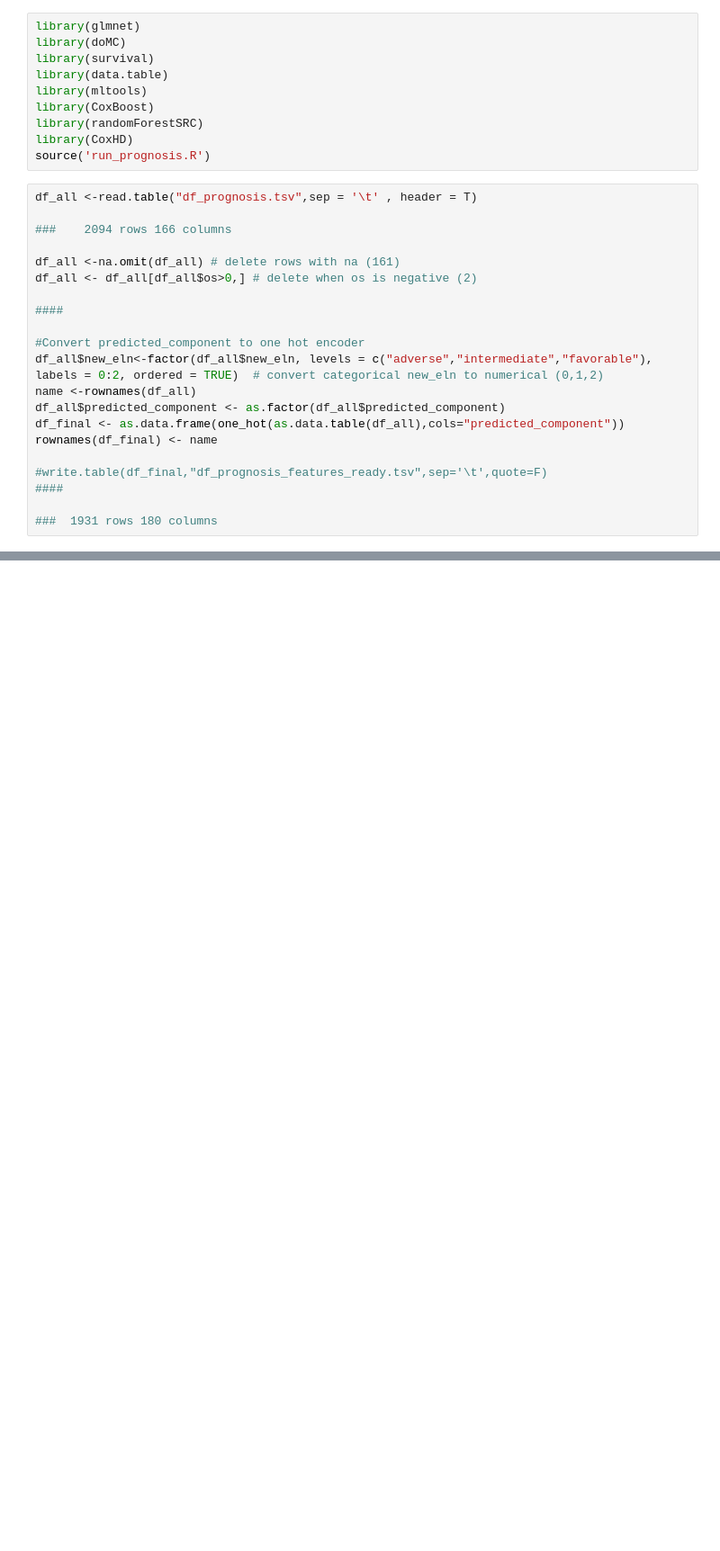
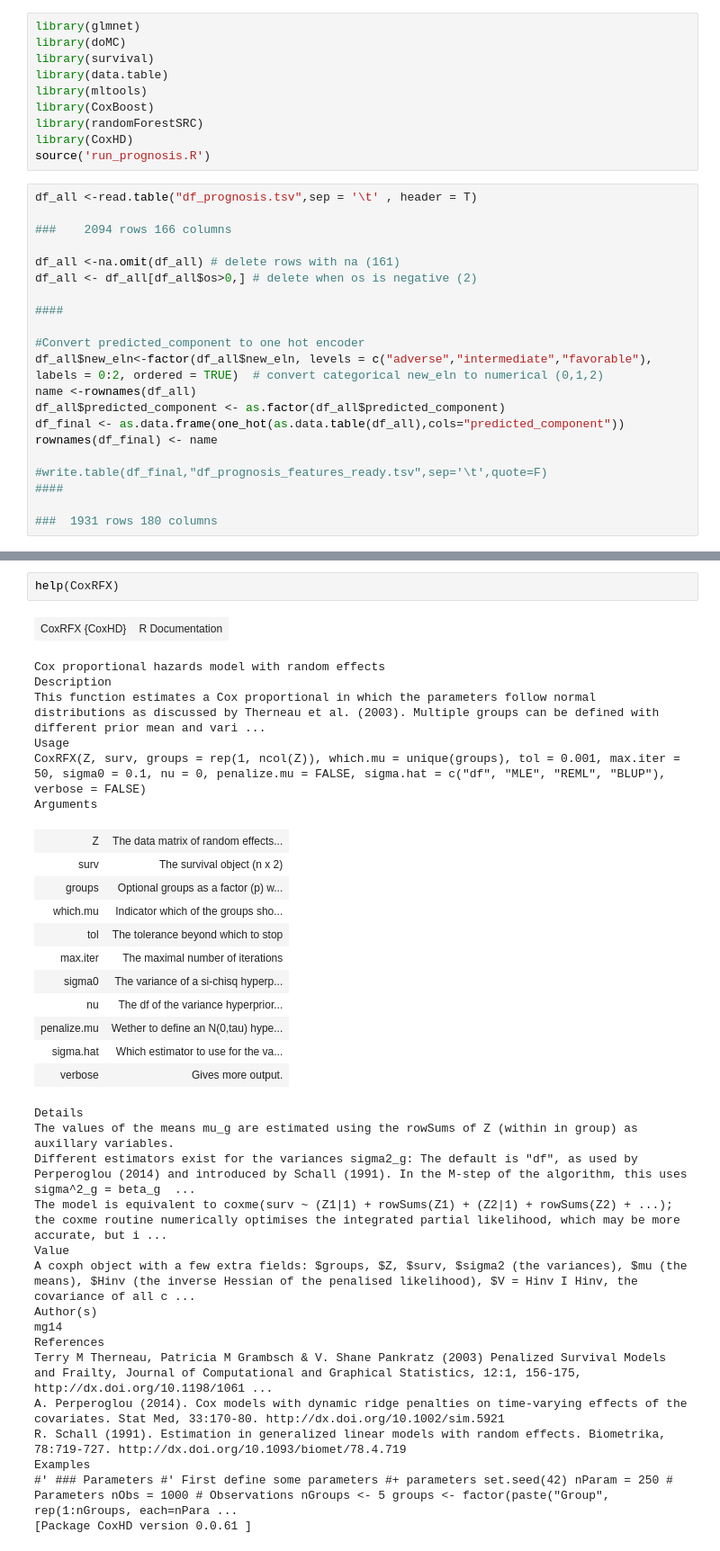
Before and after one commit to reyear/AML_Analysis, a Jupyter notebook: analysis/prognosis/InitialPrognosis/Models.ipynb, the cells around one changed output, grey strips where cells are left out. Shown at 90% size. Saved outputs shown, nothing was run; the diff lists cells and outputs as text; blank space fills up the shorter version.

```diff
--- a/analysis/prognosis/InitialPrognosis/Models.ipynb
+++ b/analysis/prognosis/InitialPrognosis/Models.ipynb
@@ -118,0 +206,36 @@ write.table(df_final,"features.tsv",col.names = NA,sep='\t',quote=F)
+# %%
+help(CoxRFX)
+# %% [output]
+| CoxRFX {CoxHD} | R Documentation |
+Cox proportional hazards model with random effects
+Description
+This function estimates a Cox proportional in which the parameters follow normal distributions as discussed by Therneau et al. (2003). Multiple groups can be defined with different prior mean and vari ...
+Usage
+CoxRFX(Z, surv, groups = rep(1, ncol(Z)), which.mu = unique(groups), tol = 0.001, max.iter = 50, sigma0 = 0.1, nu = 0, penalize.mu = FALSE, sigma.hat = c("df", "MLE", "REML", "BLUP"), verbose = FALSE)
+Arguments
+| Z | The data matrix of random effects... |
+| surv | The survival object (n x 2) |
+| groups | Optional groups as a factor (p) w... |
+| which.mu | Indicator which of the groups sho... |
+| tol | The tolerance beyond which to stop |
+| max.iter | The maximal number of iterations |
+| sigma0 | The variance of a si-chisq hyperp... |
+| nu | The df of the variance hyperprior... |
+| penalize.mu | Wether to define an N(0,tau) hype... |
+| sigma.hat | Which estimator to use for the va... |
+| verbose | Gives more output. |
+Details
+The values of the means mu_g are estimated using the rowSums of Z (within in group) as auxillary variables.
+Different estimators exist for the variances sigma2_g: The default is "df", as used by Perperoglou (2014) and introduced by Schall (1991). In the M-step of the algorithm, this uses sigma^2_g = beta_g  ...
+The model is equivalent to coxme(surv ~ (Z1|1) + rowSums(Z1) + (Z2|1) + rowSums(Z2) + ...); the coxme routine numerically optimises the integrated partial likelihood, which may be more accurate, but i ...
+Value
+A coxph object with a few extra fields: $groups, $Z, $surv, $sigma2 (the variances), $mu (the means), $Hinv (the inverse Hessian of the penalised likelihood), $V = Hinv I Hinv, the covariance of all c ...
+Author(s)
+mg14
+References
+Terry M Therneau, Patricia M Grambsch & V. Shane Pankratz (2003) Penalized Survival Models and Frailty, Journal of Computational and Graphical Statistics, 12:1, 156-175, http://dx.doi.org/10.1198/1061 ...
+A. Perperoglou (2014). Cox models with dynamic ridge penalties on time-varying effects of the covariates. Stat Med, 33:170-80. http://dx.doi.org/10.1002/sim.5921
+R. Schall (1991). Estimation in generalized linear models with random effects. Biometrika, 78:719-727. http://dx.doi.org/10.1093/biomet/78.4.719
+Examples
+#' ### Parameters #' First define some parameters #+ parameters set.seed(42) nParam = 250 # Parameters nObs = 1000 # Observations nGroups <- 5 groups <- factor(paste("Group", rep(1:nGroups, each=nPara ...
+[Package CoxHD version 0.0.61 ]
```
Also changed, not shown: parts of 10 cells of this notebook, 23 other files.
